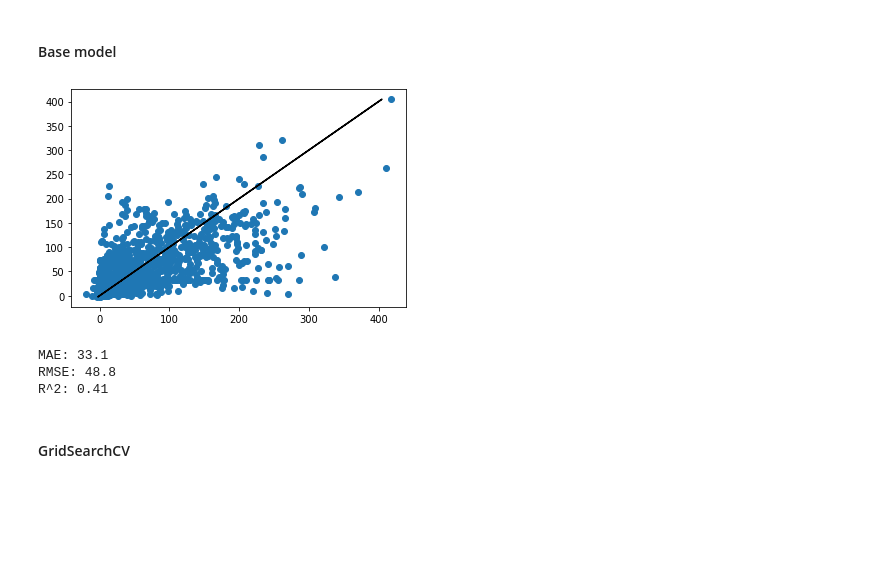
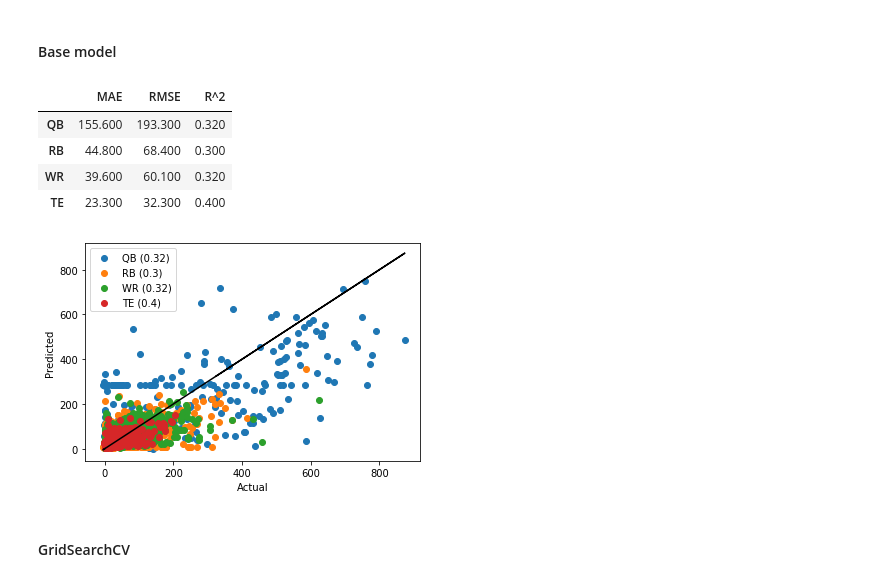
Before and after one commit to mrkawa/fantasyFootballML, a Jupyter notebook: 2_positionalModels/neighbors.ipynb, the cells around one changed output. Saved outputs shown, nothing was run; the diff lists cells and outputs as text; code cells hidden in the pictures; blank space fills up the shorter version.

```diff
--- a/2_positionalModels/neighbors.ipynb
+++ b/2_positionalModels/neighbors.ipynb
@@ -21,19 +21,27 @@ def p(s):
 pd.DataFrame.len = pd.Index.len = lambda x: print(len(x))
 # %%
 # Common function definitions
+def graphRes(act, pred):
+    ax = plt.gca()
+    for pos in positions:
+        ax.scatter(act[pos],pred[pos], label=f'{pos} ({r2_score(act[pos], pred[pos]).round(2)})')
+
+    handles, labels = ax.get_legend_handles_labels()
+    ax.legend(labels)
+    ax.plot(act['QB'],act['QB'],color='black') # y==x reference line
+    ax.set_xlabel('Actual')
+    ax.set_ylabel('Predicted')
+
 def printStats(y_dev, y_pred):
-    # Graph
-    plt.scatter(y_dev, y_pred)
-    plt.plot(y_pred,y_pred,color='black')
-    plt.show()
+    graphRes(y_dev, y_pred)
 
-    # Stats
-    mae = mean_absolute_error(y_dev, y_pred).round(1)
-    rmse = round(math.sqrt(mean_squared_error(y_dev, y_pred)),1)
-    r2 = r2_score(y_dev, y_pred).round(2)
-    print(f'MAE: {mae}')
-    print(f'RMSE: {rmse}')
-    print(f'R^2: {r2}')
+    stats = pd.DataFrame(index = [positions], columns = ['MAE','RMSE','R^2'])
+    for pos in positions:
+        stats.loc[pos,'MAE'] = mean_absolute_error(y_dev[pos], y_pred[pos]).round(1)
+        stats.loc[pos,'RMSE'] = round(math.sqrt(mean_squared_error(y_dev[pos], y_pred[pos])),1)
+        stats.loc[pos,'R^2'] = r2_score(y_dev[pos], y_pred[pos]).round(2)
+
+    return stats
 
 def cvGrid(params):
     names = ['param_' + x for x in list(params.keys())]
@@ -71,18 +76,20 @@ X_train_std_select, X_dev_std_select, X_test_std_select = X_train_std.loc[:,keep
 # %% [markdown]
 #### Base model
 # %%
-X_train, X_dev, y_train, y_dev = X_train_raw, X_dev_raw, y_train, y_dev
-
-m = neighbors.KNeighborsRegressor()
-m.fit(X_train,y_train)
-y_pred = m.predict(X_dev)
+y_pred = {}
+for pos in positions:
+    m = neighbors.KNeighborsRegressor()
+    m.fit(X_train[pos],y_train[pos])
+    y_pred[pos] = m.predict(X_dev[pos])
 
 printStats(y_dev, y_pred)
 # %% [output]
+|  | MAE | RMSE | R^2 |
+| QB | 155.600 | 193.300 | 0.320 |
+| RB | 44.800 | 68.400 | 0.300 |
+| WR | 39.600 | 60.100 | 0.320 |
+| TE | 23.300 | 32.300 | 0.400 |
-[figure, old version]
+[figure, new version]
-MAE: 33.1
-RMSE: 48.8
-R^2: 0.41
 # %% [markdown]
 #### GridSearchCV
 # %%
```
Also changed, not shown: parts of 6 cells of this notebook, 2 other files.
